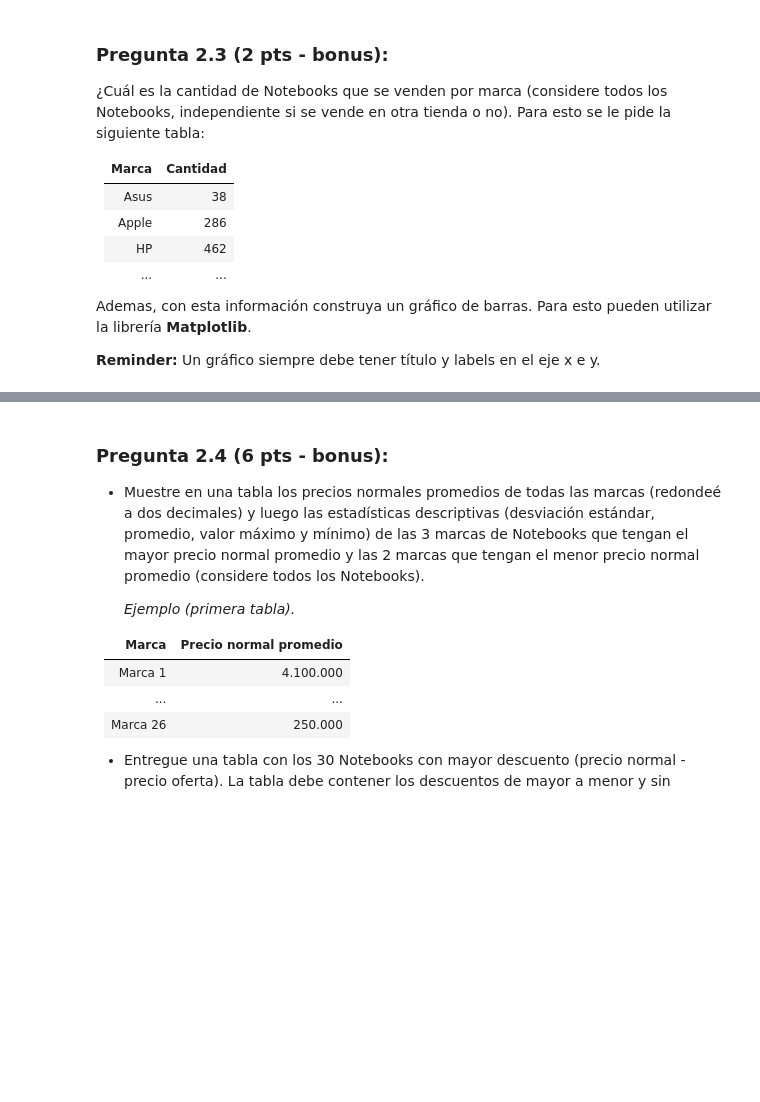
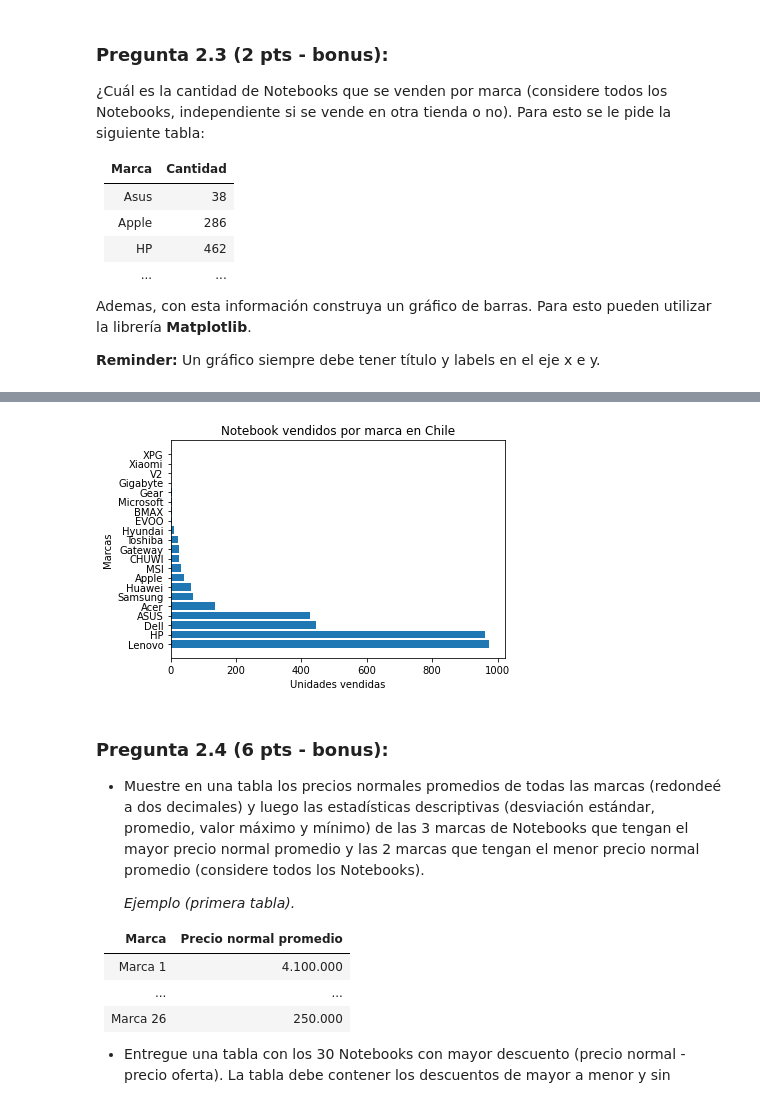
Before and after one commit to ssalazara/MACI_Analitica1, a Jupyter notebook: Analitica_Tarea1.ipynb, the cells around one changed output, grey strips where cells are left out. Cells and saved outputs as stored; diff of their text form; code cells hidden in the pictures; blank space fills up the shorter version.

```diff
--- a/Analitica_Tarea1.ipynb
+++ b/Analitica_Tarea1.ipynb
@@ -598,3 +712,12 @@ Ademas, con esta información construya un gráfico de barras. Para esto pueden
+# %%
+fig, ax = plt.subplots()
+ax.barh(tabla_marcas['marca'], tabla_marcas['cantidad'])
+plt.title("Notebook vendidos por marca en Chile")
+plt.ylabel('Marcas')
+plt.xlabel('Unidades vendidas')
+plt.show()
+# %% [output]
+[figure, added]
 # %% [markdown]
 ### Pregunta 2.4 (6 pts - bonus):
 
```
Also changed, not shown: parts of 17 cells of this notebook.
